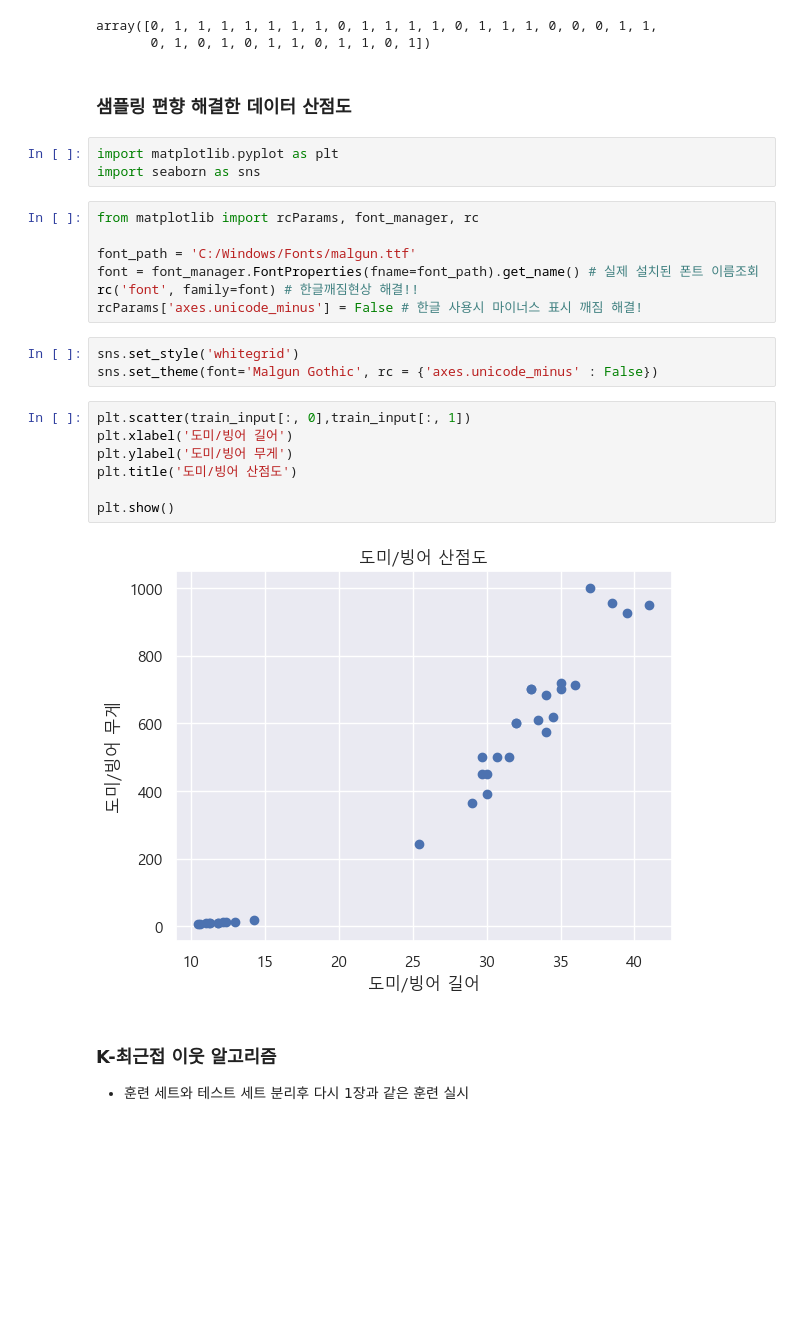
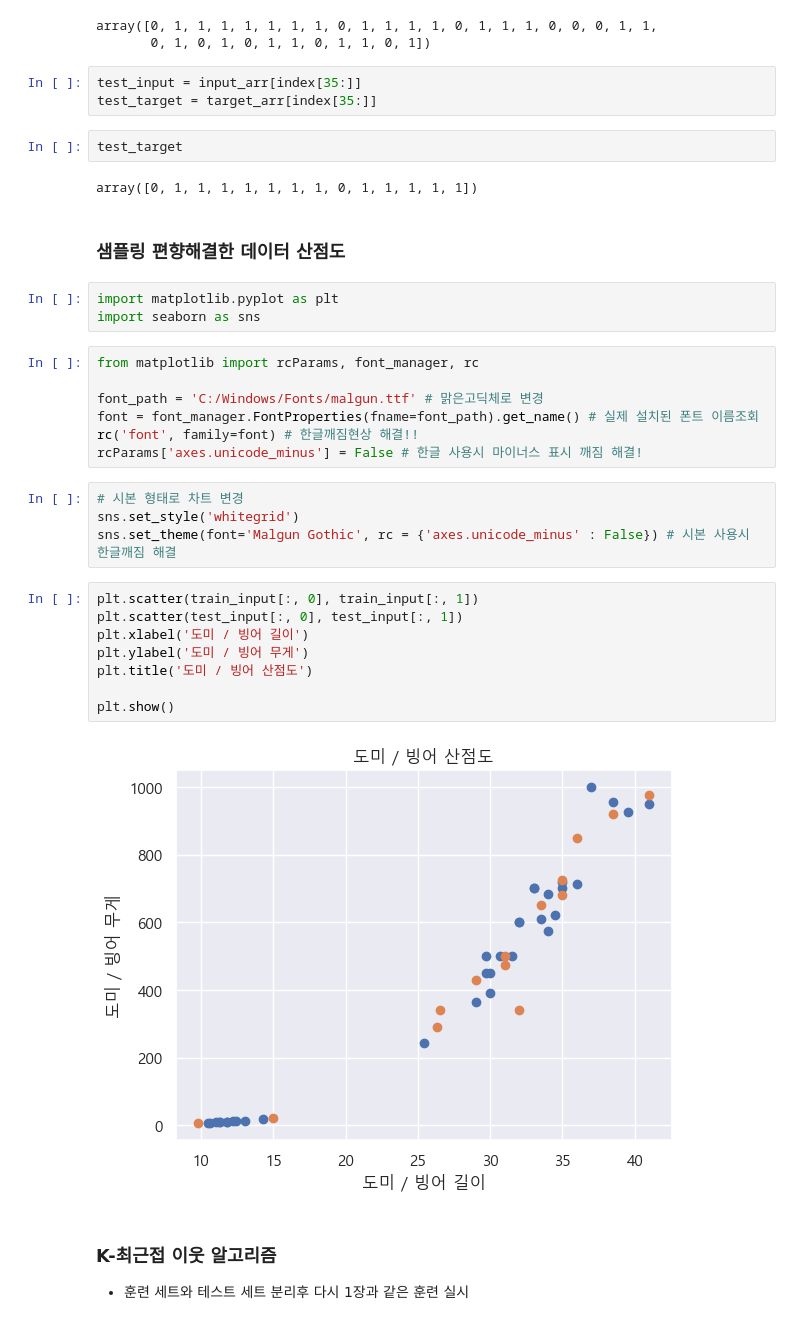
Before and after one commit to Owl-jun/iot-dataanalysis-2025, a Jupyter notebook: DAY01/mldl02_훈련 테스트 세트.ipynb, the cells around one changed output. Drawn from its saved outputs; the diff is of its cells as text; blank space fills up the shorter version.

```diff
--- a/DAY01/mldl02_훈련 테스트 세트.ipynb
+++ b/DAY01/mldl02_훈련 테스트 세트.ipynb
@@ -136,30 +146,39 @@ train_target
 # %% [output]
 array([0, 1, 1, 1, 1, 1, 1, 1, 0, 1, 1, 1, 1, 0, 1, 1, 1, 0, 0, 0, 1, 1,
        0, 1, 0, 1, 0, 1, 1, 0, 1, 1, 0, 1])
+# %%
+test_input = input_arr[index[35:]]
+test_target = target_arr[index[35:]]
+# %%
+test_target
+# %% [output]
+array([0, 1, 1, 1, 1, 1, 1, 1, 0, 1, 1, 1, 1, 1])
 # %% [markdown]
-### 샘플링 편향 해결한 데이터 산점도
+### 샘플링 편향해결한 데이터 산점도
 # %%
 import matplotlib.pyplot as plt
 import seaborn as sns
 # %%
 from matplotlib import rcParams, font_manager, rc
 
-font_path = 'C:/Windows/Fonts/malgun.ttf'
+font_path = 'C:/Windows/Fonts/malgun.ttf' # 맑은고딕체로 변경
 font = font_manager.FontProperties(fname=font_path).get_name() # 실제 설치된 폰트 이름조회
 rc('font', family=font) # 한글깨짐현상 해결!!
 rcParams['axes.unicode_minus'] = False # 한글 사용시 마이너스 표시 깨짐 해결!
 # %%
+# 시본 형태로 차트 변경
 sns.set_style('whitegrid')
-sns.set_theme(font='Malgun Gothic', rc = {'axes.unicode_minus' : False})
+sns.set_theme(font='Malgun Gothic', rc = {'axes.unicode_minus' : False}) # 시본 사용시 한글깨짐 해결
 # %%
-plt.scatter(train_input[:, 0],train_input[:, 1])
-plt.xlabel('도미/빙어 길어')
-plt.ylabel('도미/빙어 무게')
-plt.title('도미/빙어 산점도')
+plt.scatter(train_input[:, 0], train_input[:, 1])
+plt.scatter(test_input[:, 0], test_input[:, 1])
+plt.xlabel('도미 / 빙어 길이')
+plt.ylabel('도미 / 빙어 무게')
+plt.title('도미 / 빙어 산점도')
 
 plt.show()
 # %% [output]
-[figure, old version]
+[figure, new version]
 # %% [markdown]
 ### K-최근접 이웃 알고리즘
 - 훈련 세트와 테스트 세트 분리후 다시 1장과 같은 훈련 실시
```
Also changed, not shown: parts of 8 cells of this notebook.
